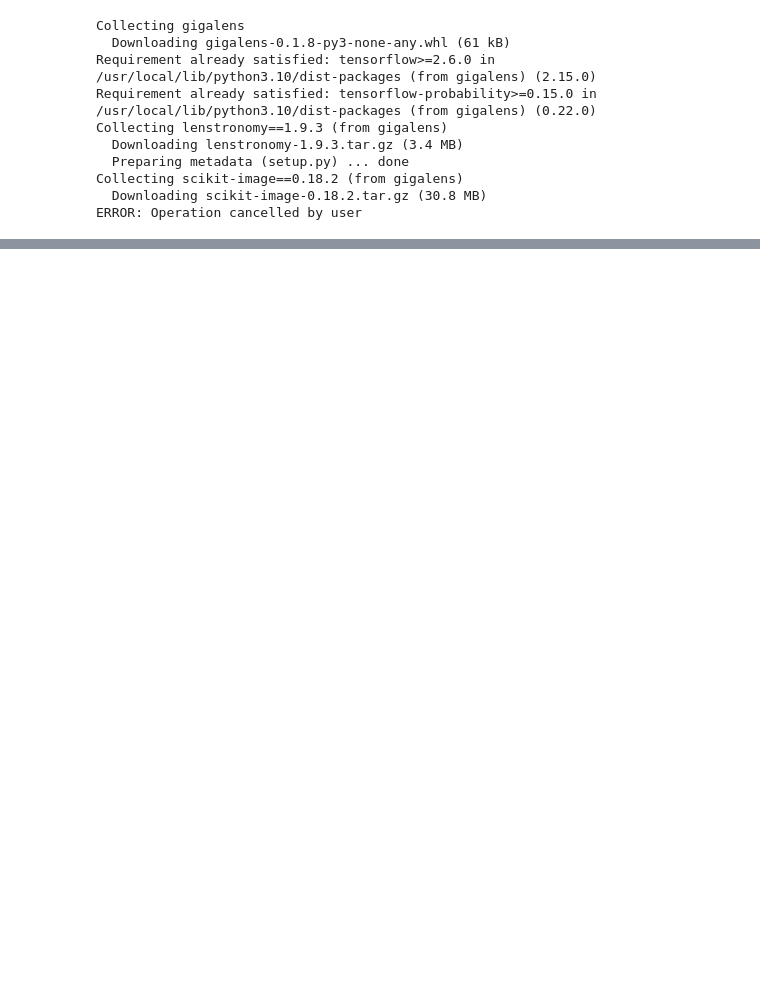
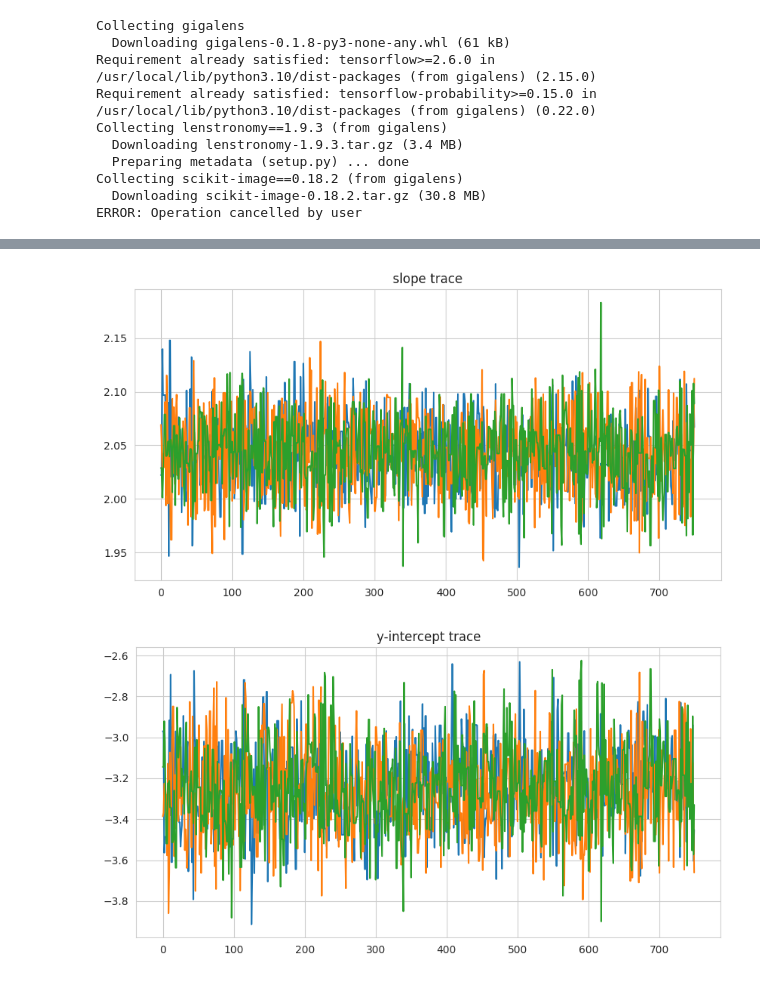
Before and after one commit to mtamar/linear_glens, a Jupyter notebook: gigalens_linefit.ipynb, the cells around one changed output, grey strips where cells are left out. Drawn from its saved outputs; the diff is of its cells as text; code cells hidden in the pictures; blank space fills up the shorter version.

```diff
--- a/gigalens_linefit.ipynb
+++ b/gigalens_linefit.ipynb
@@ -316,0 +328,16 @@ plt.plot(losses)
+# %%
+samples, sample_stats = fitter.HMC(q_z, n_hmc=50, init_eps=0.3, init_l=3, max_leapfrog_steps=300,
+                                   num_burnin_steps=250, num_results=750)
+# %%
+# plot trace
+
+plt.figure(figsize=(10, 5))
+plt.title('slope trace')
+plt.plot(samples[:,0:3,0]);
+
+plt.figure(figsize=(10, 5))
+plt.title('y-intercept trace')
+plt.plot(samples[:,0:3,1]);
+# %% [output]
+[figure, added]
+[figure, added]
```
Also changed, not shown: parts of 11 cells of this notebook.
